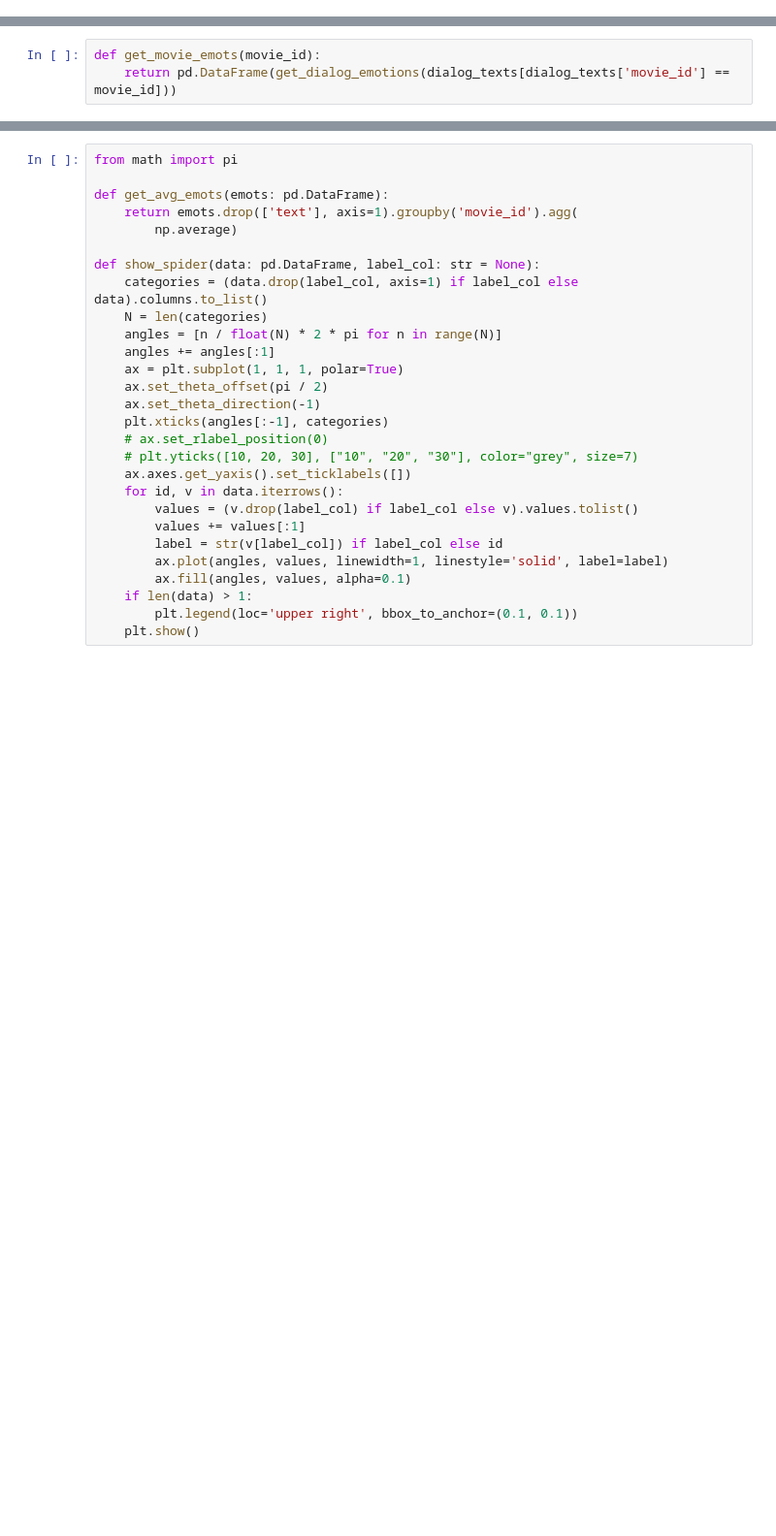
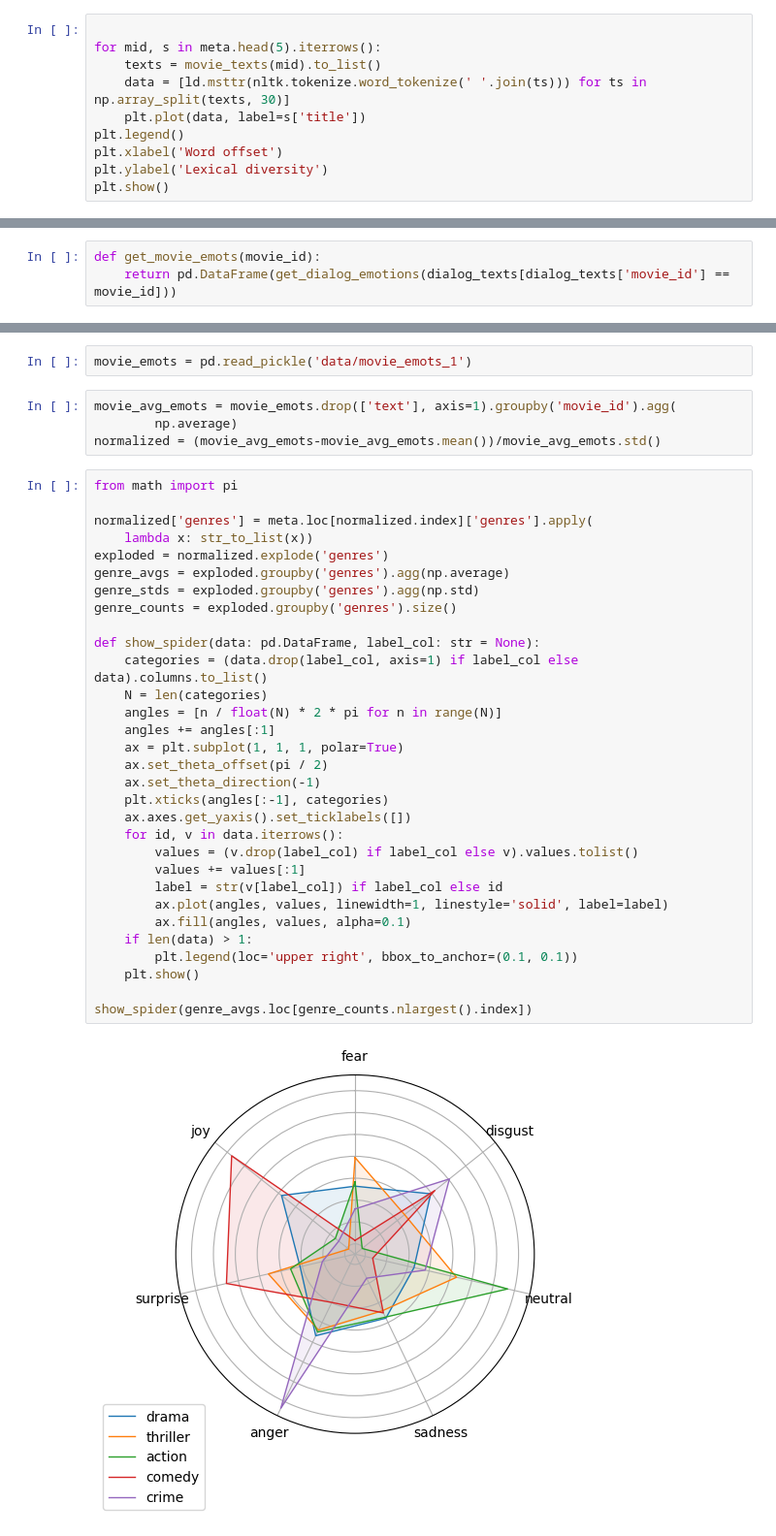
Before and after one commit to eitamyo/ou-workshop-project, a Jupyter notebook: dialogs.ipynb, the cells around one changed output, grey strips where cells are left out. Shown at 97% size. Cells and saved outputs as stored; diff of their text form; blank space fills up the shorter version.

```diff
--- a/dialogs.ipynb
+++ b/dialogs.ipynb
@@ -106,0 +141,10 @@ def preprocess_subtitle(text: str):
+# %%
+
+for mid, s in meta.head(5).iterrows():
+    texts = movie_texts(mid).to_list()
+    data = [ld.msttr(nltk.tokenize.word_tokenize(' '.join(ts))) for ts in np.array_split(texts, 30)]
+    plt.plot(data, label=s['title'])
+plt.legend()
+plt.xlabel('Word offset')
+plt.ylabel('Lexical diversity')
+plt.show()
@@ -135,28 +246,39 @@ for i in tqdm(range(100)):
+# %%
+movie_emots = pd.read_pickle('data/movie_emots_1')
+# %%
+movie_avg_emots = movie_emots.drop(['text'], axis=1).groupby('movie_id').agg(
+        np.average)
+normalized = (movie_avg_emots-movie_avg_emots.mean())/movie_avg_emots.std()
 # %%
 from math import pi
 
-def get_avg_emots(emots: pd.DataFrame):
-    return emots.drop(['text'], axis=1).groupby('movie_id').agg(
-        np.average)
+normalized['genres'] = meta.loc[normalized.index]['genres'].apply(
+    lambda x: str_to_list(x))
+exploded = normalized.explode('genres')
+genre_avgs = exploded.groupby('genres').agg(np.average)
+genre_stds = exploded.groupby('genres').agg(np.std)
+genre_counts = exploded.groupby('genres').size()
 
 def show_spider(data: pd.DataFrame, label_col: str = None):
     categories = (data.drop(label_col, axis=1) if label_col else data).columns.to_list()
     N = len(categories)
     angles = [n / float(N) * 2 * pi for n in range(N)]
     angles += angles[:1]
     ax = plt.subplot(1, 1, 1, polar=True)
     ax.set_theta_offset(pi / 2)
     ax.set_theta_direction(-1)
     plt.xticks(angles[:-1], categories)
-    # ax.set_rlabel_position(0)
-    # plt.yticks([10, 20, 30], ["10", "20", "30"], color="grey", size=7)
     ax.axes.get_yaxis().set_ticklabels([])
     for id, v in data.iterrows():
         values = (v.drop(label_col) if label_col else v).values.tolist()
         values += values[:1]
         label = str(v[label_col]) if label_col else id
         ax.plot(angles, values, linewidth=1, linestyle='solid', label=label)
         ax.fill(angles, values, alpha=0.1)
     if len(data) > 1:
         plt.legend(loc='upper right', bbox_to_anchor=(0.1, 0.1))
     plt.show()
+
+show_spider(genre_avgs.loc[genre_counts.nlargest().index])
+# %% [output]
+[figure, added]
```
Also changed, not shown: parts of 49 cells of this notebook, 7 other files.
